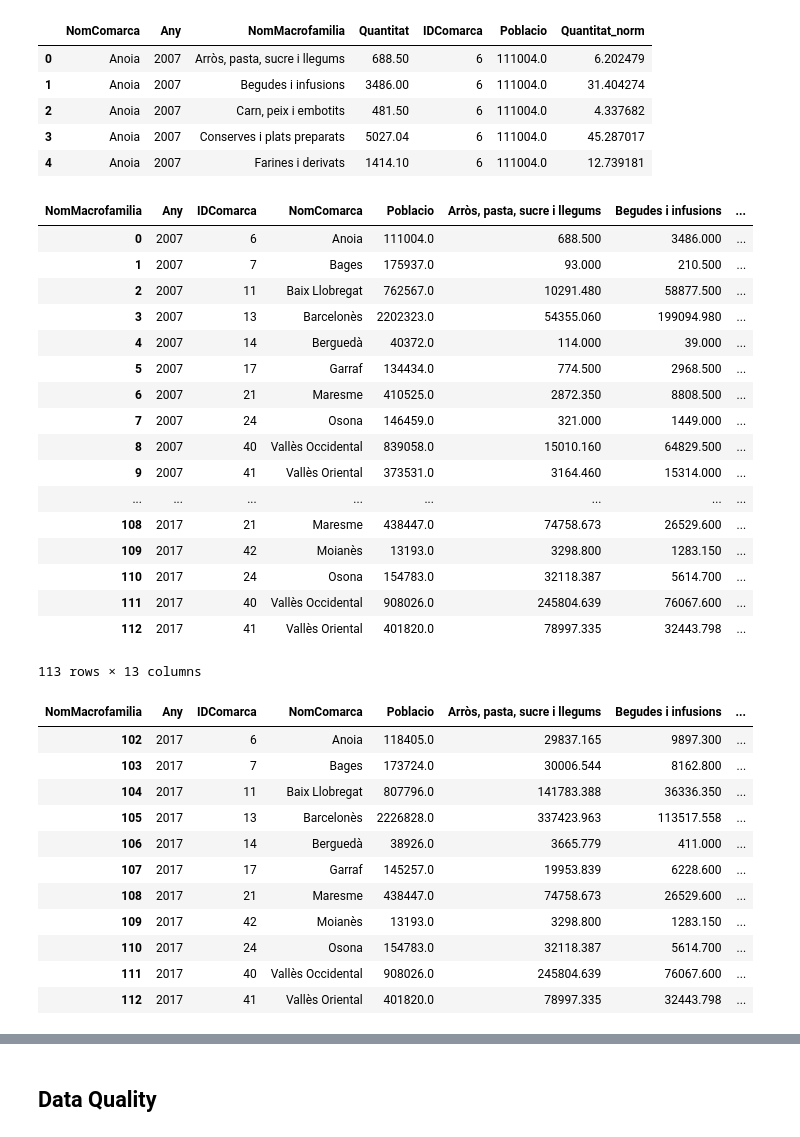
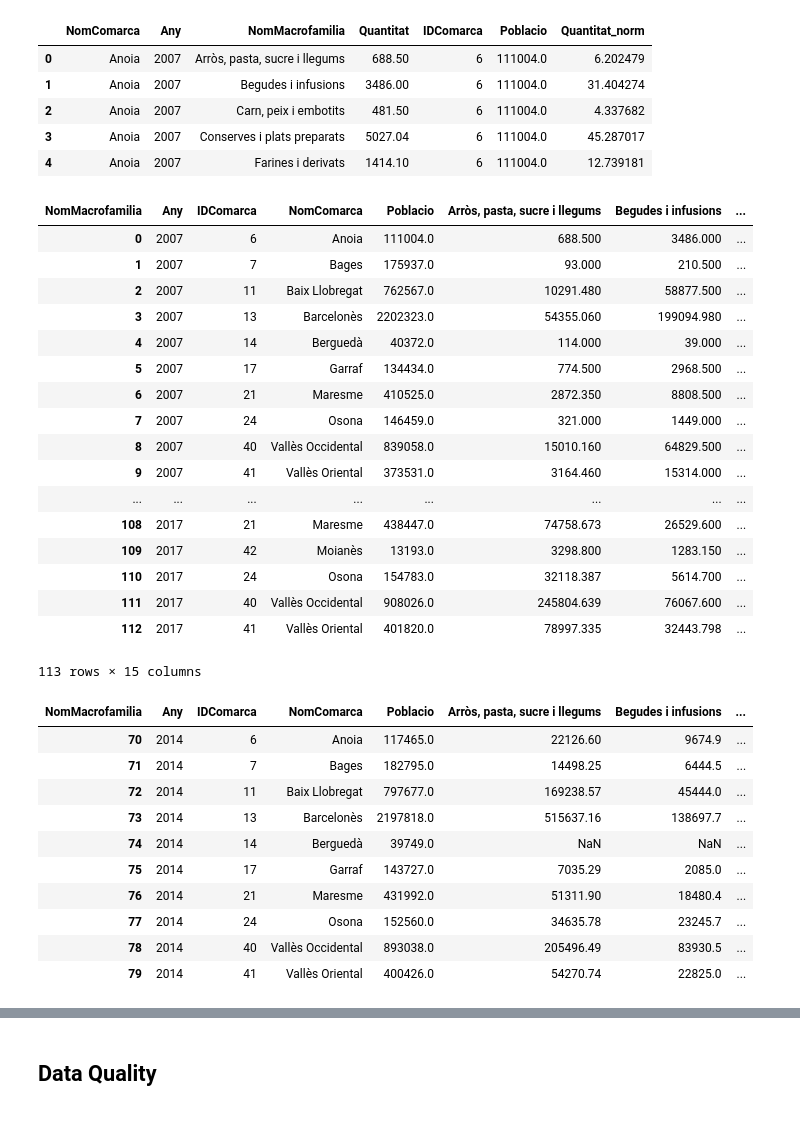
Before and after one commit to Neoares/visualization_p1, a Jupyter notebook: notebooks/dashboard_edu.ipynb, the cells around one changed output, grey strips where cells are left out. Cells and saved outputs as stored; diff of their text form; code cells hidden in the pictures.

```diff
--- a/notebooks/dashboard_edu.ipynb
+++ b/notebooks/dashboard_edu.ipynb
@@ -48,8 +46,13 @@ df.head()
 # %%
 df_piv = df.pivot_table("Quantitat", ["Any","IDComarca","NomComarca","Poblacio"], "NomMacrofamilia")
 df_piv = df_piv.rename(columns=str).reset_index()
-df_piv["NomMacroFamiliaTop"] = df_piv[NOMS_FAMILIES].idxmax(axis=1)
+df_piv["NomMacrofamilia"] = df_piv[NOMS_FAMILIES].idxmax(axis=1)
+df_piv["Any"] = df_piv["Any"].astype(str)
+df_piv["IDComarca_str"] = df_piv["IDComarca"].astype(str)
+df_piv['IDComarca-Any'] = df_piv[['IDComarca_str','Any']].values.tolist()
+df_piv['IDComarca-Any'] = df_piv['IDComarca-Any'].apply('-'.join)
 df_piv["IDComarca"] = df_piv["IDComarca"].astype(int)
+#df_piv.Any = pd.to_datetime(df_piv.Any, format='%Y')
 df_piv
 # %% [output]
 | NomMacrofamilia | Any | IDComarca | NomComarca | Poblacio | Arròs, pasta, sucre i llegums | Begudes i infusions | ... |
@@ -69,20 +72,23 @@ df_piv
 | 110 | 2017 | 24 | Osona | 154783.0 | 32118.387 | 5614.700 | ... |
 | 111 | 2017 | 40 | Vallès Occidental | 908026.0 | 245804.639 | 76067.600 | ... |
 | 112 | 2017 | 41 | Vallès Oriental | 401820.0 | 78997.335 | 32443.798 | ... |
-113 rows × 13 columns
+113 rows × 15 columns
-# %%
-mask = df_piv.Any == 2017
-df_piv[mask]
-# %% [output]
-| NomMacrofamilia | Any | IDComarca | NomComarca | Poblacio | Arròs, pasta, sucre i llegums | Begudes i infusions | ... |
-| 102 | 2017 | 6 | Anoia | 118405.0 | 29837.165 | 9897.300 | ... |
-| 103 | 2017 | 7 | Bages | 173724.0 | 30006.544 | 8162.800 | ... |
-| 104 | 2017 | 11 | Baix Llobregat | 807796.0 | 141783.388 | 36336.350 | ... |
-| 105 | 2017 | 13 | Barcelonès | 2226828.0 | 337423.963 | 113517.558 | ... |
-| 106 | 2017 | 14 | Berguedà | 38926.0 | 3665.779 | 411.000 | ... |
-| 107 | 2017 | 17 | Garraf | 145257.0 | 19953.839 | 6228.600 | ... |
-| 108 | 2017 | 21 | Maresme | 438447.0 | 74758.673 | 26529.600 | ... |
-| 109 | 2017 | 42 | Moianès | 13193.0 | 3298.800 | 1283.150 | ... |
-| 110 | 2017 | 24 | Osona | 154783.0 | 32118.387 | 5614.700 | ... |
-| 111 | 2017 | 40 | Vallès Occidental | 908026.0 | 245804.639 | 76067.600 | ... |
-| 112 | 2017 | 41 | Vallès Oriental | 401820.0 | 78997.335 | 32443.798 | ... |
+# %%
+mask_14 = df_piv.Any == '2014'
+mask_15 = df_piv.Any == '2015'
+mask_16 = df_piv.Any == '2016'
+mask_17 = df_piv.Any == '2017'
+df_piv_14 = df_piv[mask_14]
+df_piv_14
+# %% [output]
+| NomMacrofamilia | Any | IDComarca | NomComarca | Poblacio | Arròs, pasta, sucre i llegums | Begudes i infusions | ... |
+| 70 | 2014 | 6 | Anoia | 117465.0 | 22126.60 | 9674.9 | ... |
+| 71 | 2014 | 7 | Bages | 182795.0 | 14498.25 | 6444.5 | ... |
+| 72 | 2014 | 11 | Baix Llobregat | 797677.0 | 169238.57 | 45444.0 | ... |
+| 73 | 2014 | 13 | Barcelonès | 2197818.0 | 515637.16 | 138697.7 | ... |
+| 74 | 2014 | 14 | Berguedà | 39749.0 | NaN | NaN | ... |
+| 75 | 2014 | 17 | Garraf | 143727.0 | 7035.29 | 2085.0 | ... |
+| 76 | 2014 | 21 | Maresme | 431992.0 | 51311.90 | 18480.4 | ... |
+| 77 | 2014 | 24 | Osona | 152560.0 | 34635.78 | 23245.7 | ... |
+| 78 | 2014 | 40 | Vallès Occidental | 893038.0 | 205496.49 | 83930.5 | ... |
+| 79 | 2014 | 41 | Vallès Oriental | 400426.0 | 54270.74 | 22825.0 | ... |
```
Also changed, not shown: parts of 6 cells of this notebook, 3 other files.
